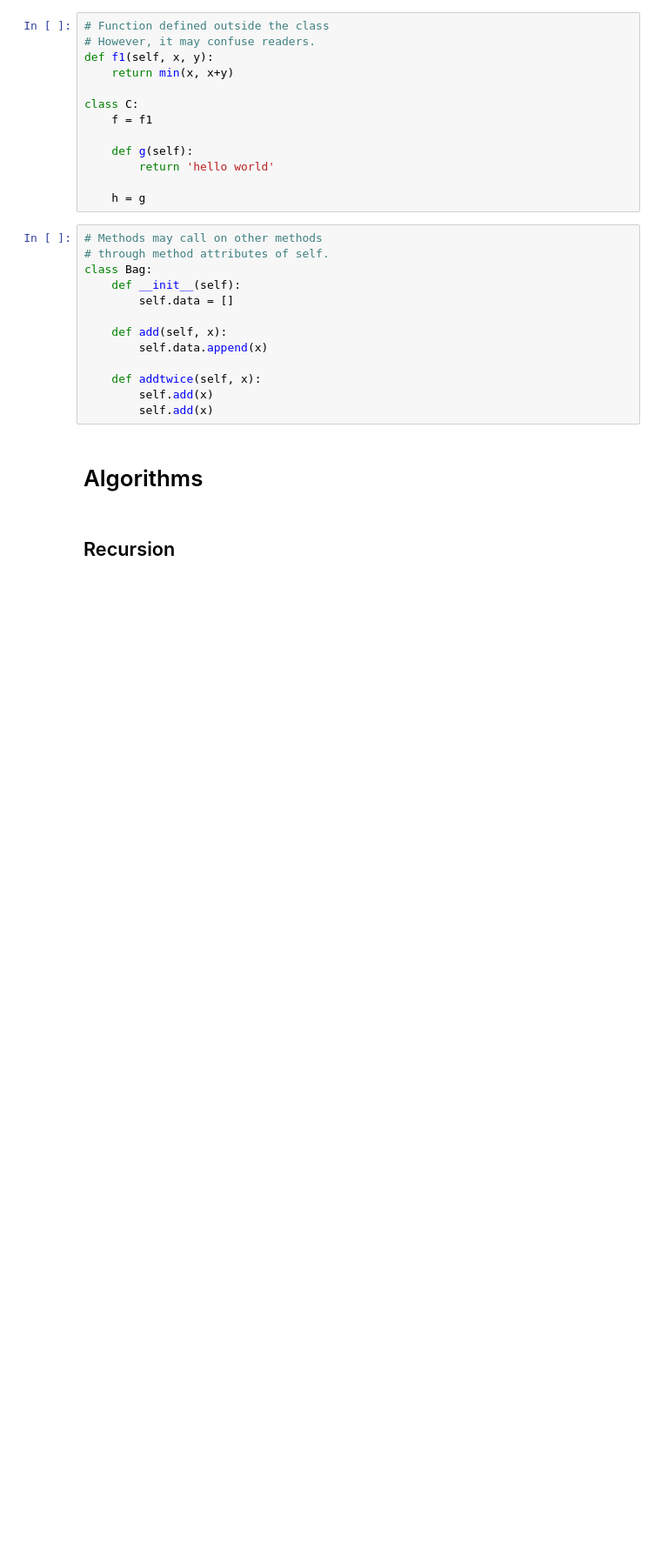
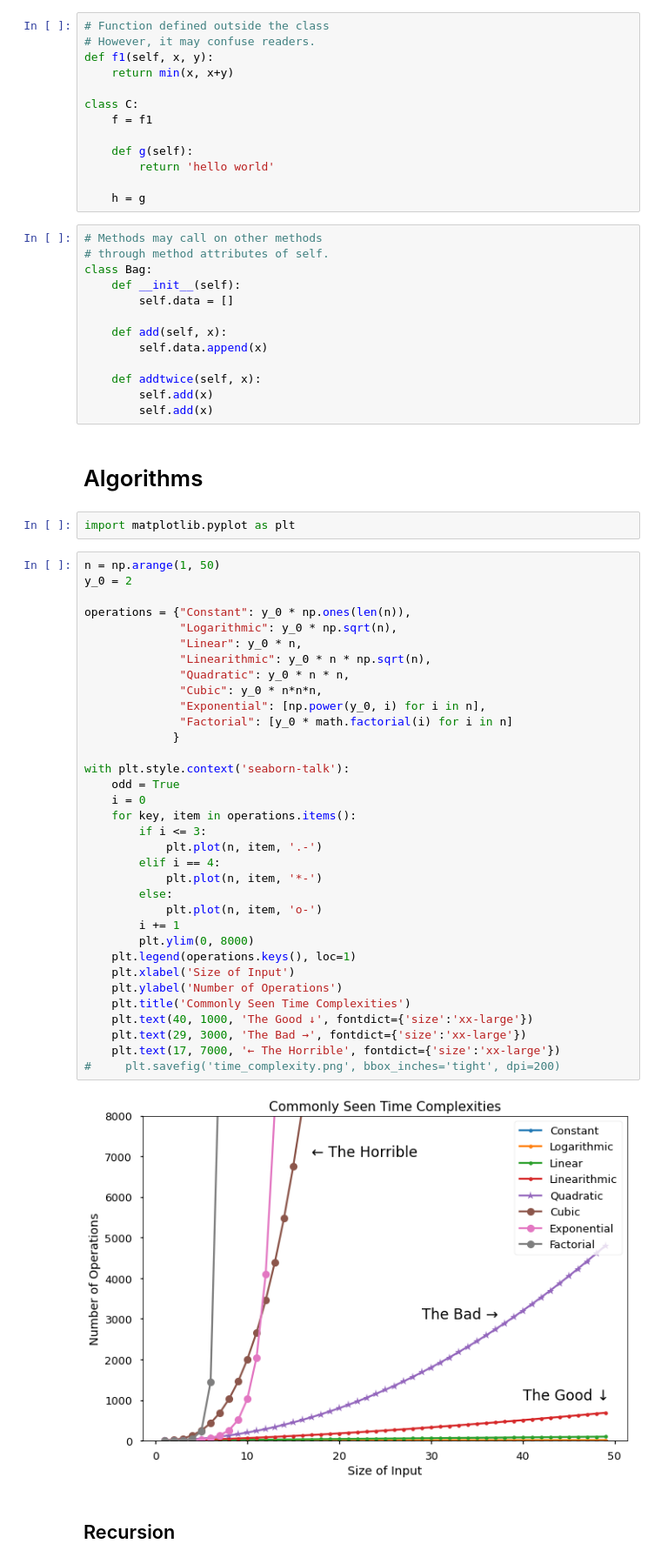
Before and after one commit to YangXiaozhou/Introduction_to_Python_programming, a Jupyter notebook: 4_Objects_and_algorithms.ipynb, the cells around one changed output. Shown at 87% size. Saved outputs shown, nothing was run; the diff lists cells and outputs as text; blank space fills up the shorter version.

```diff
--- a/4_Objects_and_algorithms.ipynb
+++ b/4_Objects_and_algorithms.ipynb
@@ -550,6 +550,44 @@ class Bag:
         self.add(x)
 # %% [markdown]
 # Algorithms
+# %%
+import matplotlib.pyplot as plt
+# %%
+n = np.arange(1, 50)
+y_0 = 2
+
+operations = {"Constant": y_0 * np.ones(len(n)),
+              "Logarithmic": y_0 * np.sqrt(n),
+              "Linear": y_0 * n,
+              "Linearithmic": y_0 * n * np.sqrt(n),
+              "Quadratic": y_0 * n * n,
+              "Cubic": y_0 * n*n*n,
+              "Exponential": [np.power(y_0, i) for i in n],
+              "Factorial": [y_0 * math.factorial(i) for i in n]
+             }
+
+with plt.style.context('seaborn-talk'):
+    odd = True
+    i = 0
+    for key, item in operations.items():
+        if i <= 3:
+            plt.plot(n, item, '.-')
+        elif i == 4:
+            plt.plot(n, item, '*-')
+        else:
+            plt.plot(n, item, 'o-')
+        i += 1
+        plt.ylim(0, 8000)
+    plt.legend(operations.keys(), loc=1)
+    plt.xlabel('Size of Input')
+    plt.ylabel('Number of Operations')
+    plt.title('Commonly Seen Time Complexities')
+    plt.text(40, 1000, 'The Good ↓', fontdict={'size':'xx-large'})
+    plt.text(29, 3000, 'The Bad →', fontdict={'size':'xx-large'})
+    plt.text(17, 7000, '← The Horrible', fontdict={'size':'xx-large'})
+#     plt.savefig('time_complexity.png', bbox_inches='tight', dpi=200)
+# %% [output]
+[figure, added]
 # %% [markdown]
 ## Recursion
 # %%
```
Also changed, not shown: parts of 31 cells of this notebook, 3 other files.
